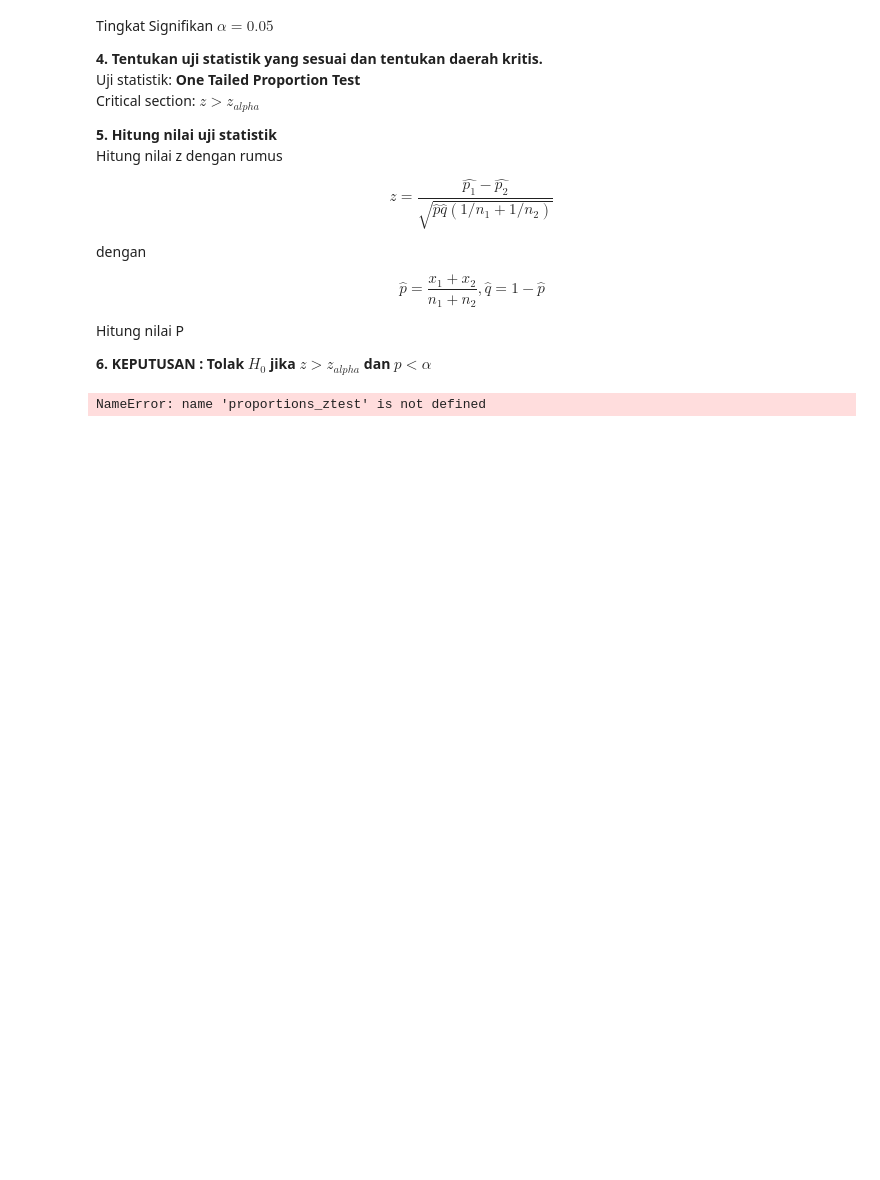
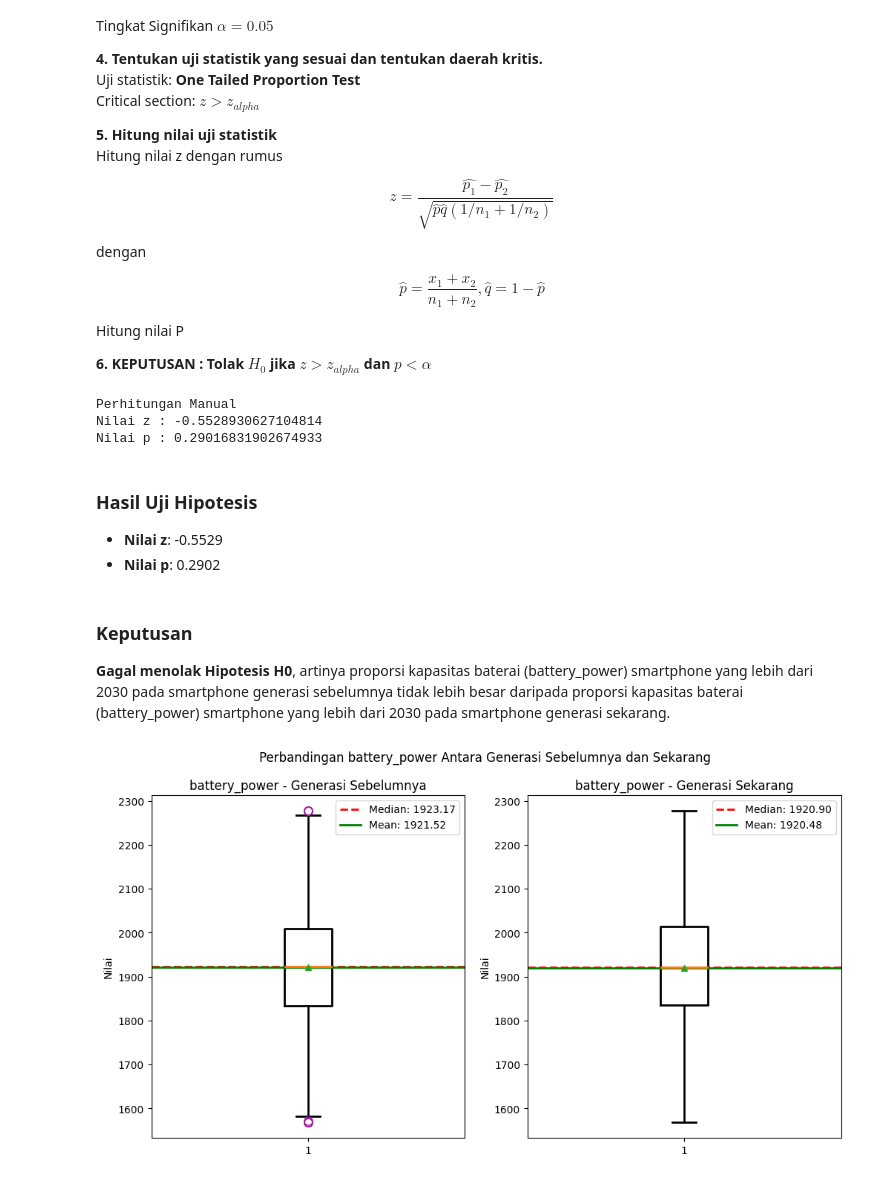
Before and after one commit to RayhanFadhlan/Tubes1-Probstat, a Jupyter notebook: main.ipynb, the cells around one changed output. Saved outputs shown, nothing was run; the diff lists cells and outputs as text; code cells hidden in the pictures; blank space fills up the shorter version.

Commit message:
feat : add perhitungan manual no 5 dan 6

```diff
--- a/main.ipynb
+++ b/main.ipynb
@@ -1227,32 +1313,55 @@ Hitung nilai P
 # %%
 df_battery_power = df["battery_power"]
 alpha = 0.05
 
 df_battery_power_head = df_battery_power[:len(df)//2]
 df_battery_power_tail = df_battery_power[len(df)//2:]
 
-sum_battery = [sum(df_battery_power_head > 2030), sum(df_battery_power_tail > 2030)]
-sum_alcohol = [len(df_battery_power_head), len(df_battery_power_tail)]
-z, p = proportions_ztest(sum_battery, sum_alcohol, alternative='larger')
+sum_battery_greater = [sum(df_battery_power_head > 2030), sum(df_battery_power_tail > 2030)]
+sum_battery = [len(df_battery_power_head), len(df_battery_power_tail)]
+z, p = proportions_ztest(sum_battery_greater, sum_battery, alternative='larger')
 
 # Find z alpha value
 z_alpha = scp.norm.ppf(1-alpha)
 
+
+print("Perhitungan Manual")
+
+p1 = sum_battery_greater[0] / sum_battery[0]
+p2 = sum_battery_greater[1] / sum_battery[1]
+
+p_hat = (sum_battery_greater[0] + sum_battery_greater[1]) / (sum_battery[0] + sum_battery[1])
+q_hat = 1 - p_hat
+z = (p1 - p2) / np.sqrt(p_hat * q_hat * (1 / sum_battery[0] + 1 / sum_battery[1]))
+p = scp.norm.sf(abs(z))
+
+print("Nilai z :", z)
+print("Nilai p :", p)
 display(Markdown(f"""
 ### Hasil Uji Hipotesis
 
 - **Nilai z**: {z:.4f}
 - **Nilai p**: {p:.4f}
 
 """))
 
 # Hitung keputusan
-if ((z > z_alpha_over_2 or z < -z_alpha_over_2) and p < alpha):
+if (z > z_alpha and p < alpha):
     decision = ("**Hipotesis H0 ditolak**, artinya proporsi kapasitas baterai (battery_power) smartphone yang lebih dari 2030 pada smartphone generasi sebelumnya lebih besar daripada proporsi kapasitas baterai (battery_power) smartphone yang tidak lebih dari 2030 pada smartphone generasi sekarang.")
 else:
     decision = ("**Gagal menolak Hipotesis H0**, artinya proporsi kapasitas baterai (battery_power) smartphone yang lebih dari 2030 pada smartphone generasi sebelumnya tidak lebih besar daripada proporsi kapasitas baterai (battery_power) smartphone yang lebih dari 2030 pada smartphone generasi sekarang.")
 display(Markdown(f"### Keputusan\n{decision}"))
 
 plot_solution_test(df_battery_power_head, df_battery_power_tail, "battery_power")
 # %% [output]
-NameError: name 'proportions_ztest' is not defined
+Perhitungan Manual
+Nilai z : -0.5528930627104814
+Nilai p : 0.29016831902674933
+
+### Hasil Uji Hipotesis
+
+- **Nilai z**: -0.5529
+- **Nilai p**: 0.2902
+### Keputusan
+**Gagal menolak Hipotesis H0**, artinya proporsi kapasitas baterai (battery_power) smartphone yang lebih dari 2030 pada smartphone generasi sebelumnya tidak lebih besar daripada proporsi kapasitas baterai (battery_power) smartphone yang lebih dari 2030 pada smartphone generasi sekarang.
+[figure, added]
```
Also changed, not shown: parts of 11 cells of this notebook.
